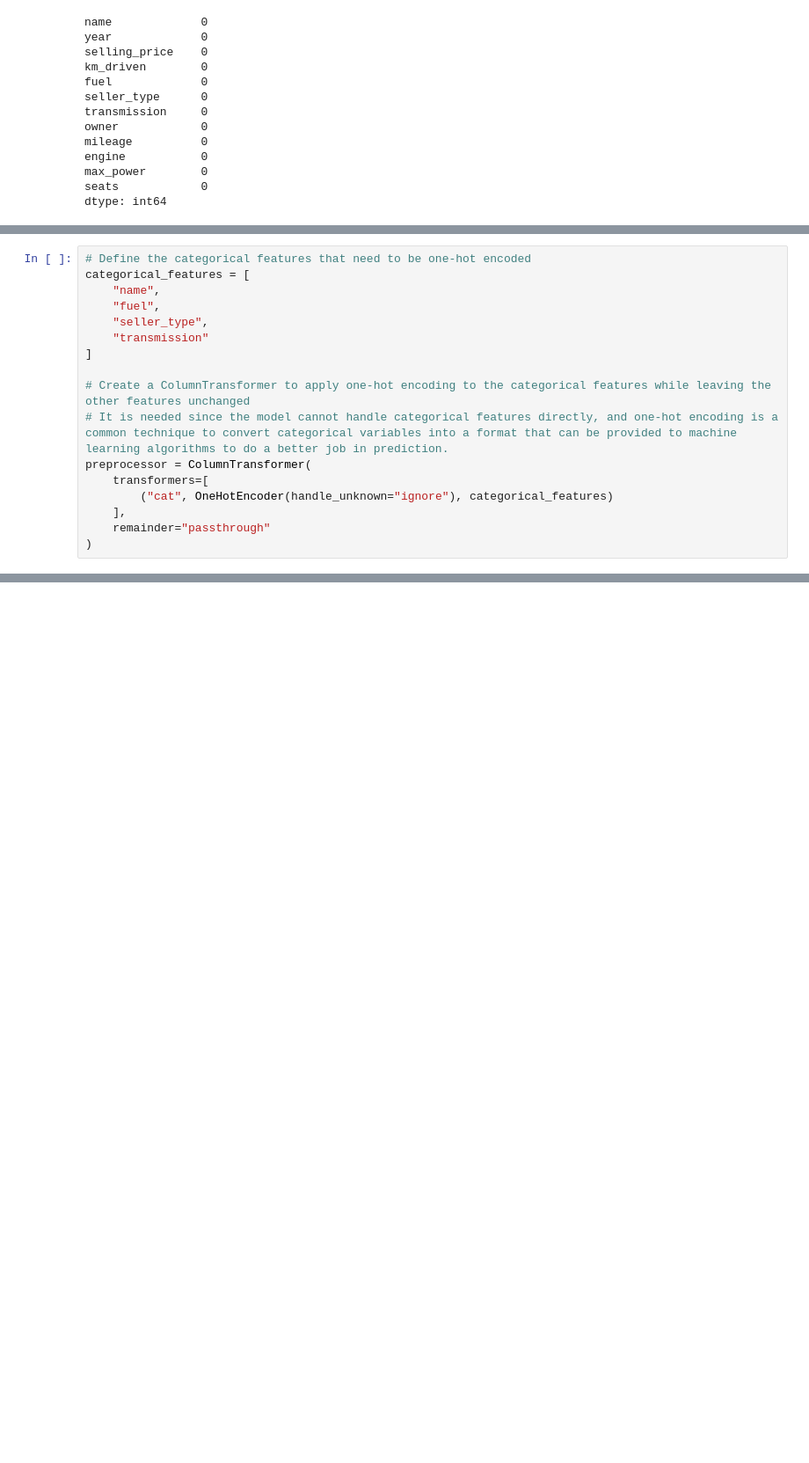
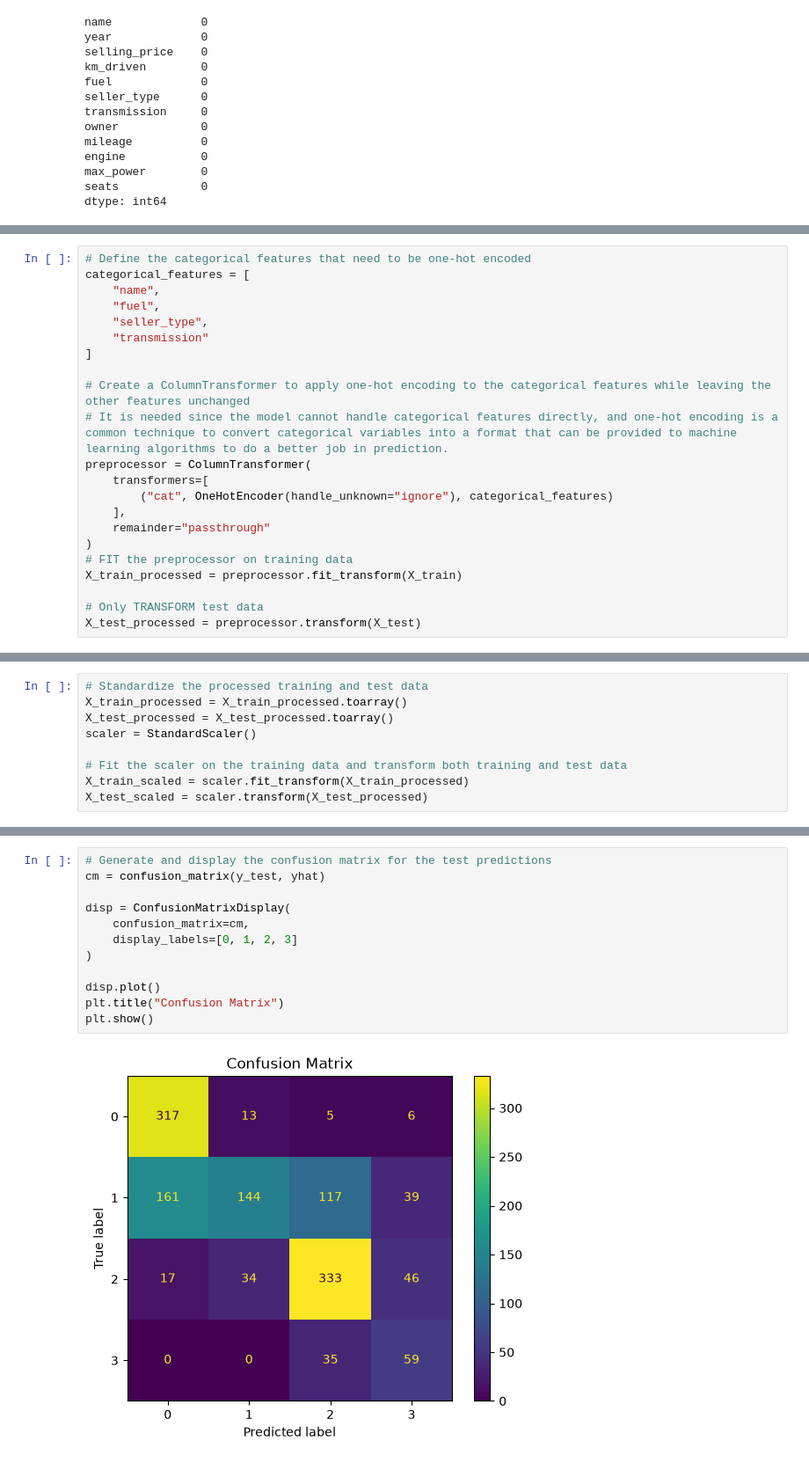
Before and after one commit to KhaingMonKyaw/car_price_prediction, a Jupyter notebook: code/train_predicting_car_price.ipynb, the cells around one changed output, grey strips where cells are left out. Shown at 88% size. Drawn from its saved outputs; the diff is of its cells as text; blank space fills up the shorter version.

```diff
--- a/code/train_predicting_car_price.ipynb
+++ b/code/train_predicting_car_price.ipynb
@@ -333,4 +449,9 @@ preprocessor = ColumnTransformer(
     ],
     remainder="passthrough"
 )
+# FIT the preprocessor on training data
+X_train_processed = preprocessor.fit_transform(X_train)
+
+# Only TRANSFORM test data
+X_test_processed = preprocessor.transform(X_test)
 # %%
@@ -1598,0 +460,9 @@ Final held-out test result
+# %%
+# Standardize the processed training and test data
+X_train_processed = X_train_processed.toarray()
+X_test_processed = X_test_processed.toarray()
+scaler = StandardScaler()
+
+# Fit the scaler on the training data and transform both training and test data
+X_train_scaled = scaler.fit_transform(X_train_processed)
+X_test_scaled = scaler.transform(X_test_processed)
@@ -1598,0 +556,14 @@ Final held-out test result
+# %%
+# Generate and display the confusion matrix for the test predictions
+cm = confusion_matrix(y_test, yhat)
+
+disp = ConfusionMatrixDisplay(
+    confusion_matrix=cm,
+    display_labels=[0, 1, 2, 3]
+)
+
+disp.plot()
+plt.title("Confusion Matrix")
+plt.show()
+# %% [output]
+[figure, added]
```
Also changed, not shown: parts of 34 cells of this notebook, 9 other files.
